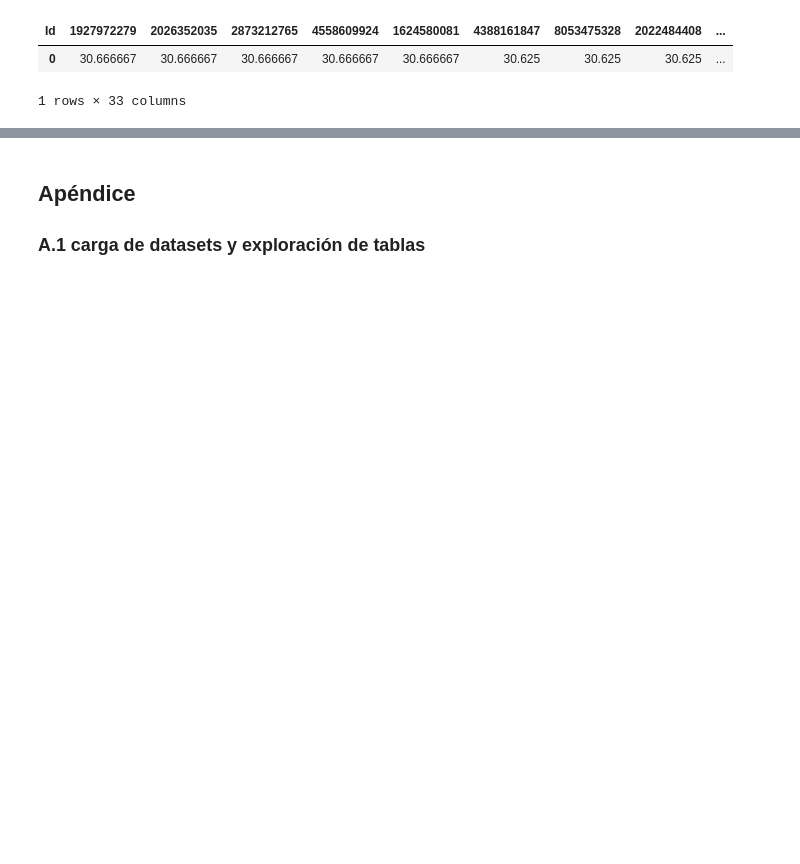
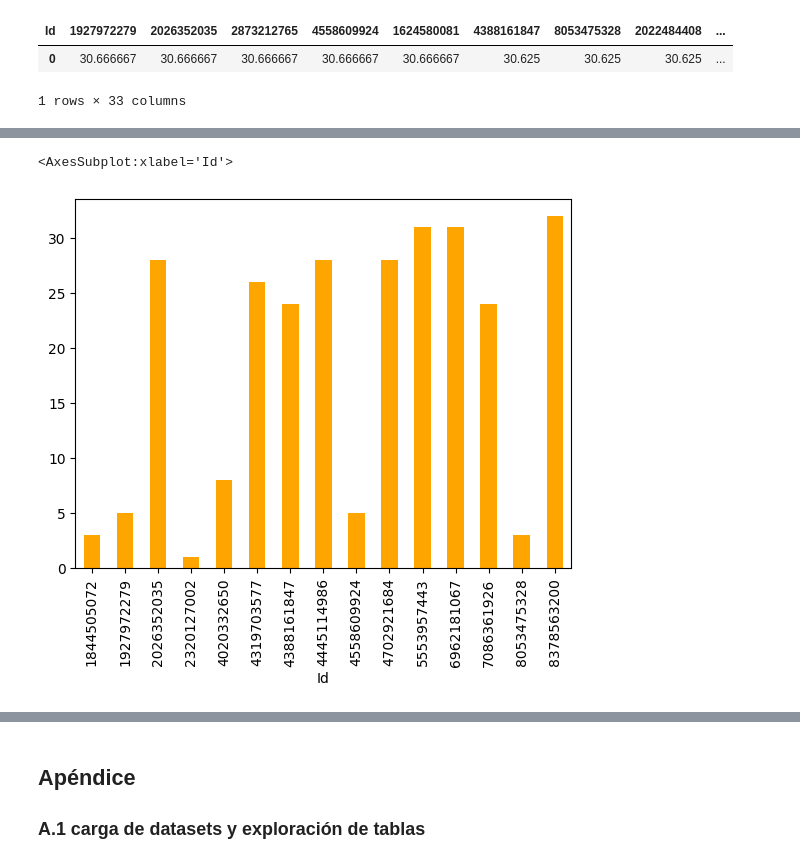
Before and after one commit to JuanD13Perez/Books_and_courses, a Jupyter notebook: Google_Data_Analysis_Prof_Certificate/Bellabeat_Case_Study.ipynb, the cells around one changed output, grey strips where cells are left out. Saved outputs shown, nothing was run; the diff lists cells and outputs as text; code cells hidden in the pictures; blank space fills up the shorter version.

```diff
--- a/Google_Data_Analysis_Prof_Certificate/Bellabeat_Case_Study.ipynb
+++ b/Google_Data_Analysis_Prof_Certificate/Bellabeat_Case_Study.ipynb
@@ -231,0 +214,11 @@ array([<AxesSubplot:xlabel='Day_and_hour'>,
+# %%
+sleep = all_df['sleepDay_merged'].copy()
+sleep = sleep[sleep['Id'].isin(ids)] #Filtramos por Id
+
+# Representan cuánto se durmió entre la noche anterior y el día actual.
+sleep['datetime'] = pd.to_datetime(sleep.pop('SleepDay') , format = '%m/%d/%Y %I:%M:%S %p' )
+
+sleep.groupby('Id')['datetime'].agg('count').plot(kind= 'bar', color = 'orange')
+# %% [output]
+<AxesSubplot:xlabel='Id'>
+[figure, added]
```
Also changed, not shown: parts of 44 cells of this notebook.
